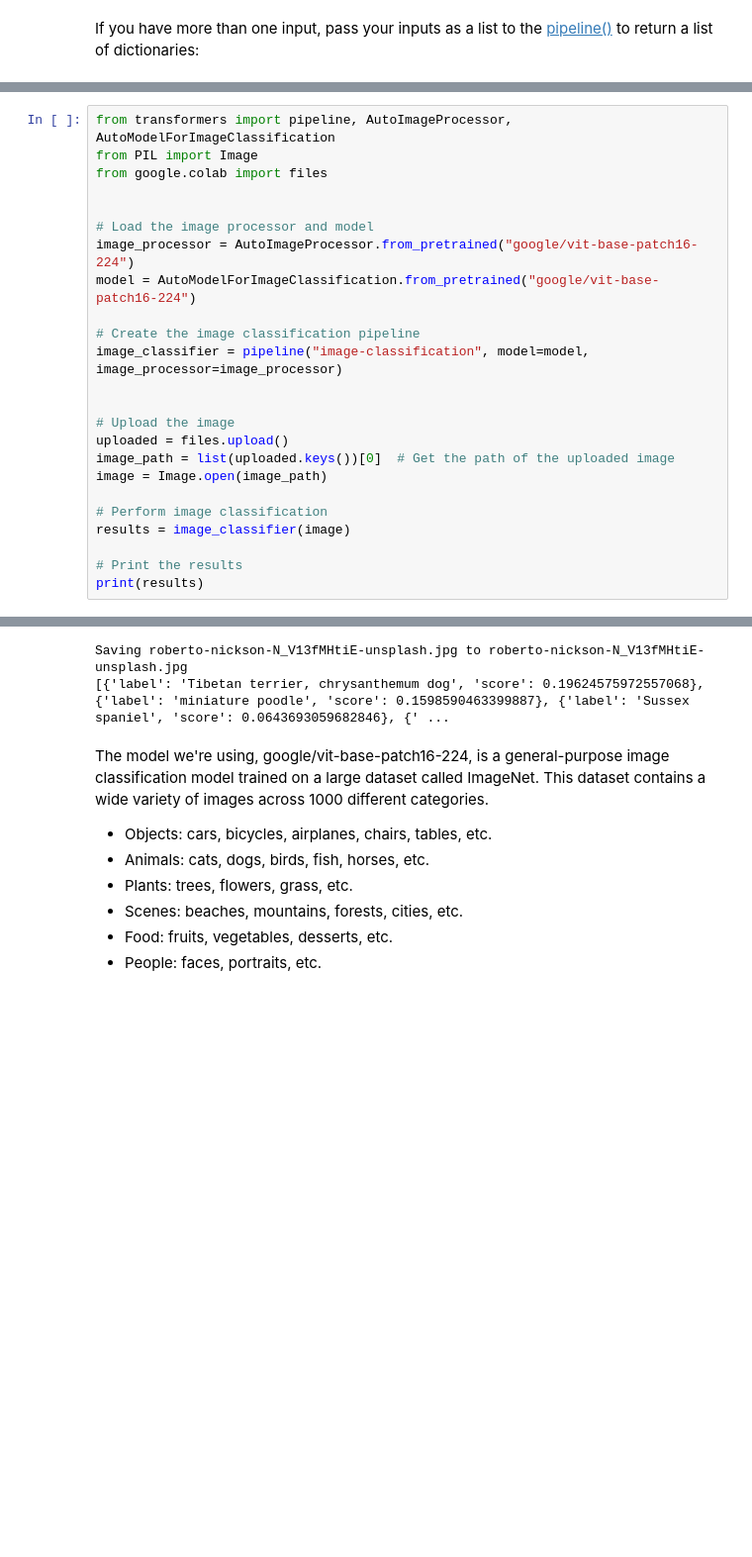
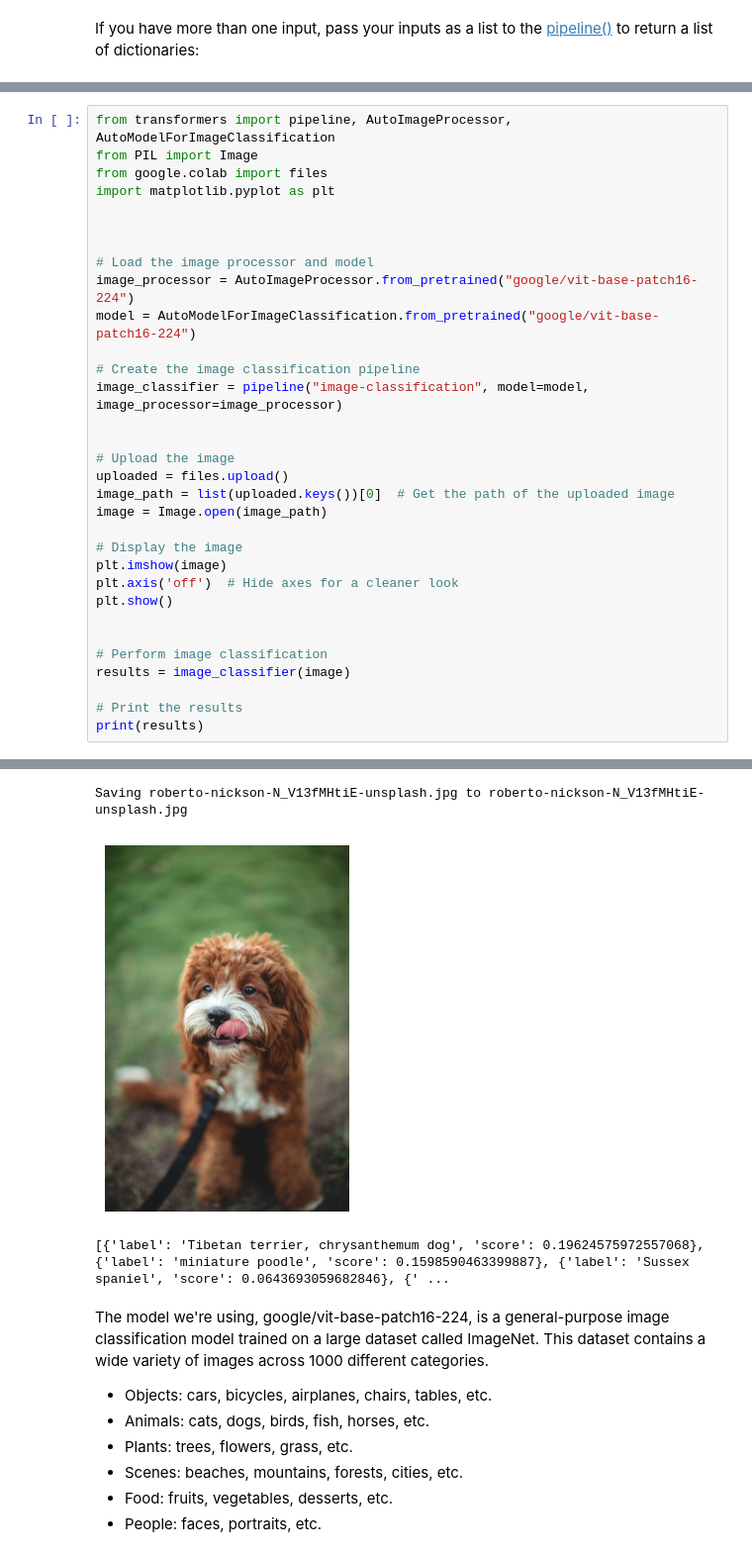
Before and after one commit to AI-Republic-PH/AIR_AI_Engineering_Course_2024, a Jupyter notebook: Day2/0_HF_Pipelines.ipynb, the cells around one changed output, grey strips where cells are left out. Shown at 99% size. Drawn from its saved outputs; the diff is of its cells as text; blank space fills up the shorter version.

```diff
--- a/Day2/0_HF_Pipelines.ipynb
+++ b/Day2/0_HF_Pipelines.ipynb
@@ -112,32 +152,41 @@ The [pipeline()](https://huggingface.co/docs/transformers/main/en/main_classes/p
 # %%
 from transformers import pipeline, AutoImageProcessor, AutoModelForImageClassification
 from PIL import Image
 from google.colab import files
+import matplotlib.pyplot as plt
+
 
 
 # Load the image processor and model
 image_processor = AutoImageProcessor.from_pretrained("google/vit-base-patch16-224")
 model = AutoModelForImageClassification.from_pretrained("google/vit-base-patch16-224")
 
 # Create the image classification pipeline
 image_classifier = pipeline("image-classification", model=model, image_processor=image_processor)
 
 
 # Upload the image
 uploaded = files.upload()
 image_path = list(uploaded.keys())[0]  # Get the path of the uploaded image
 image = Image.open(image_path)
 
+# Display the image
+plt.imshow(image)
+plt.axis('off')  # Hide axes for a cleaner look
+plt.show()
+
+
 # Perform image classification
 results = image_classifier(image)
 
 # Print the results
 print(results)
 # %% [output]
 Fast image processor class <class 'transformers.models.vit.image_processing_vit_fast.ViTImageProcessorFast'> is available for this model. Using slow image processor class. To use the fast image proces ...
 [interactive output not drawn]
 Saving roberto-nickson-N_V13fMHtiE-unsplash.jpg to roberto-nickson-N_V13fMHtiE-unsplash.jpg
-[{'label': 'Tibetan terrier, chrysanthemum dog', 'score': 0.19624575972557068}, {'label': 'miniature poodle', 'score': 0.1598590463399887}, {'label': 'Sussex spaniel', 'score': 0.0643693059682846}, {' ...
+[figure, added]
+[{'label': 'Tibetan terrier, chrysanthemum dog', 'score': 0.19624575972557068}, {'label': 'miniature poodle', 'score': 0.1598590463399887}, {'label': 'Sussex spaniel', 'score': 0.0643693059682846}, {' ...
 # %% [markdown]
 The model we're using, google/vit-base-patch16-224, is a general-purpose image classification model trained on a large dataset called ImageNet. This dataset contains a wide variety of images across 1000 different categories.
 
```
Also changed, not shown: parts of 23 cells of this notebook.
